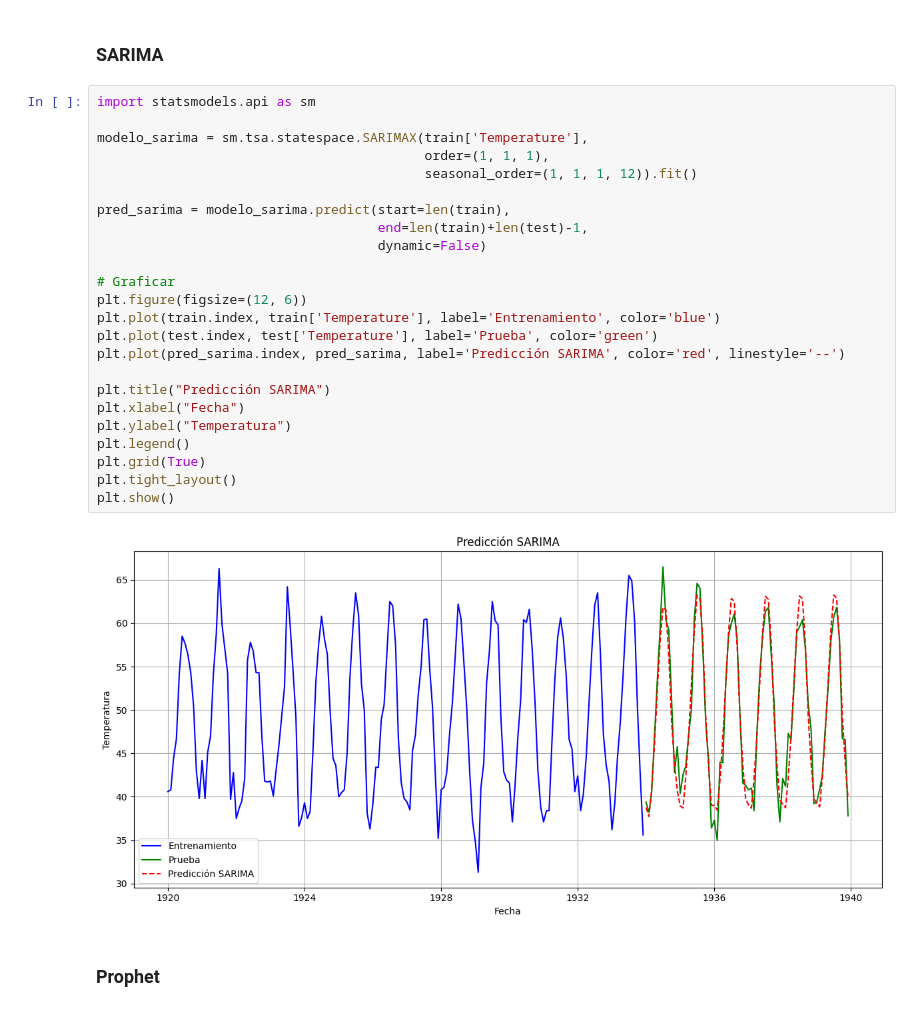
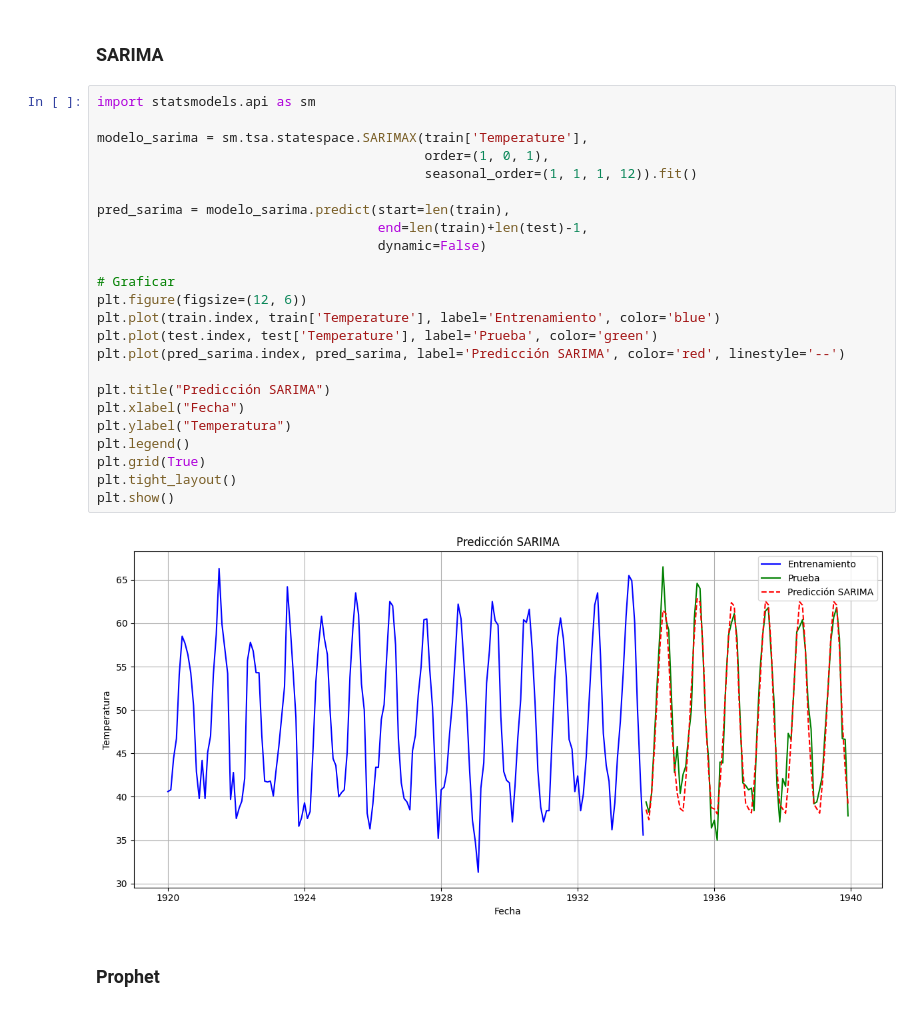
Before and after one commit to DiegoDuaS/SeriesDeTiempo, a Jupyter notebook: mean_temp.ipynb, the cells around one changed output. Saved outputs shown, nothing was run; the diff lists cells and outputs as text.

```diff
--- a/mean_temp.ipynb
+++ b/mean_temp.ipynb
@@ -134,29 +170,29 @@ plt.show()
 # %%
 import statsmodels.api as sm
 
 modelo_sarima = sm.tsa.statespace.SARIMAX(train['Temperature'],
-                                          order=(1, 1, 1),
+                                          order=(1, 0, 1),
                                           seasonal_order=(1, 1, 1, 12)).fit()
 
 pred_sarima = modelo_sarima.predict(start=len(train),
                                     end=len(train)+len(test)-1,
                                     dynamic=False)
 
 # Graficar
 plt.figure(figsize=(12, 6))
 plt.plot(train.index, train['Temperature'], label='Entrenamiento', color='blue')
 plt.plot(test.index, test['Temperature'], label='Prueba', color='green')
 plt.plot(pred_sarima.index, pred_sarima, label='Predicción SARIMA', color='red', linestyle='--')
 
 plt.title("Predicción SARIMA")
 plt.xlabel("Fecha")
 plt.ylabel("Temperatura")
 plt.legend()
 plt.grid(True)
 plt.tight_layout()
 plt.show()
 # %% [output]
-[figure, old version]
+[figure, new version]
 # %% [markdown]
 ### Prophet
 # %%
```
Also changed, not shown: parts of 7 cells of this notebook, 1 other file.
